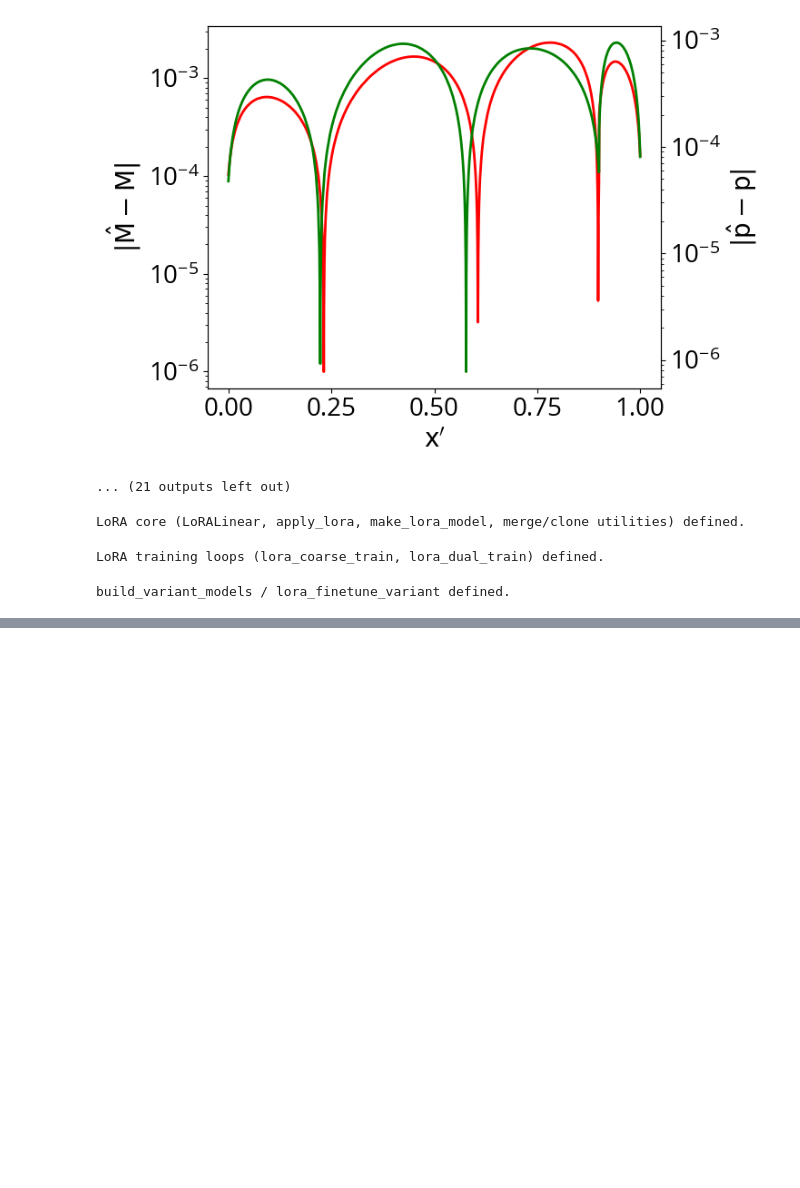
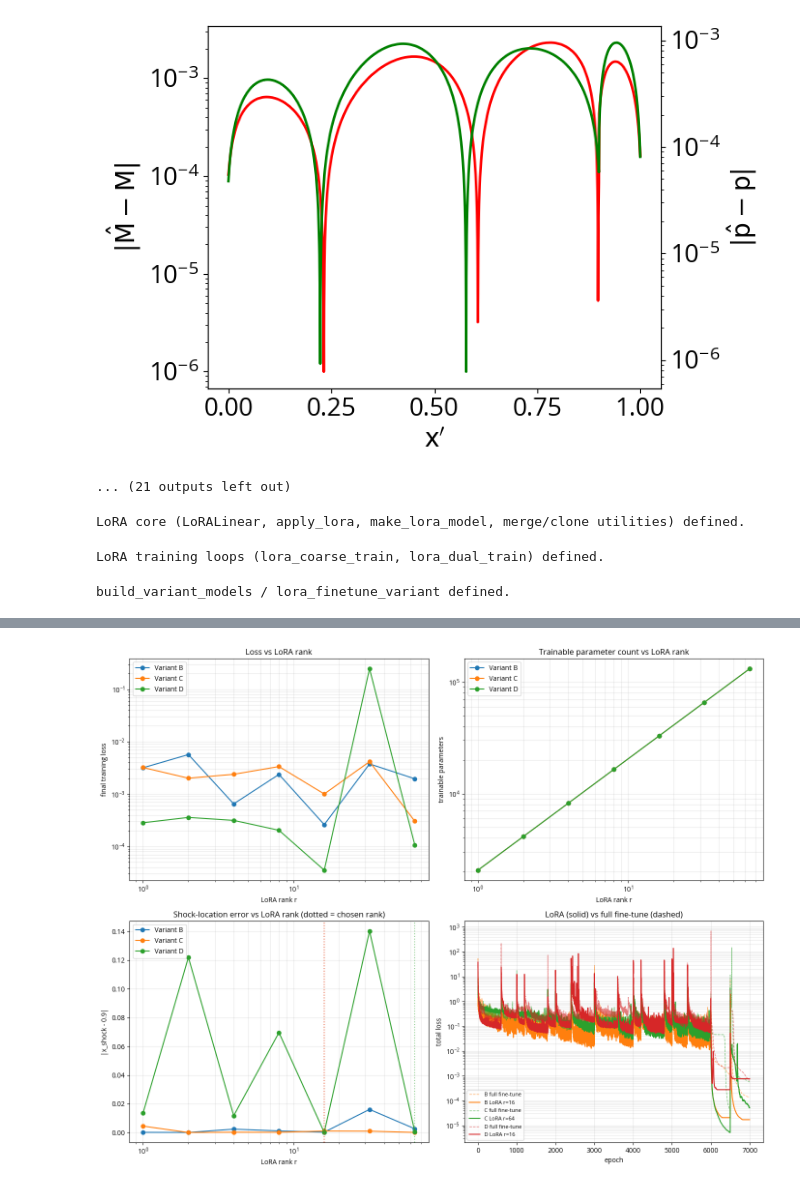
Before and after one commit to Lofty-Brambles/qsnippets, a Jupyter notebook: 07_cd_nozzle/variants/unsteady-cd-addpinn.ipynb, the cells around one changed output, grey strips where cells are left out. Cells and saved outputs as stored; diff of their text form; code cells hidden in the pictures; blank space fills up the shorter version.

```diff
--- a/07_cd_nozzle/variants/unsteady-cd-addpinn.ipynb
+++ b/07_cd_nozzle/variants/unsteady-cd-addpinn.ipynb
@@ -613,4 +609,4 @@ def predict_shock_location(model: UnsteadyNet) -> float:
     return loc
 
 
-x_shock = predict_shock_location(shock_detection_model)
+# x_shock = predict_shock_location(shock_detection_model)
@@ -1813,7 +1802,7 @@ plt.show()
 # load single shock model loss history
 shock_det_history = np.loadtxt("SHOCK_SINGLE_075/SHOCK_SINGLE_075_history.csv", delimiter=",", skiprows=1)
 # load dual shock model loss history
-dual_loss_history = np.loadtxt("DUAL_NET_RESULTS/DUAL_NET_RESULTS_history.csv", delimiter=",", skiprows=1)
+dual_loss_history = np.loadtxt("DUAL_NET_UNVARIANT/dual_network_history.csv", delimiter=",", skiprows=1)
 # %%
 fig, ax = plt.subplots(1, 1, figsize=(9, 5))
 
@@ -3865,7 +3852,7 @@ Max M post-throat: 1.5191
 for res in lora_sweep_results:
     variant = res["variant"]
     rank = res["rank"]
-    folder = os.path.join(PLOTS_ROOT, f"lora_{variant}_r{rank}")
+    folder = os.path.join(SAVED_MODELS_DIR, f"lora_{variant}_r{rank}")
     os.makedirs(folder, exist_ok=True)
     shock_path = os.path.join(folder, f"lora_{variant}_r{rank}_shock.pt")
     net_L_path = os.path.join(folder, f"lora_{variant}_r{rank}_net_L.pt")
@@ -3966,0 +3949,83 @@ NameError: name 'shock_detection_model' is not defined
+# %%
+# ══════════════════════════════════════════════════════════════════════════════
+# Plots: rank sweep curves + LoRA vs. full fine-tune comparison
+# ══════════════════════════════════════════════════════════════════════════════
+from typing_extensions import Literal
+from typing import Union
+
+_variant_colors: dict[
+    str, Union[Literal["tab:orange"], Literal["tab:green"], Literal["tab:red"]]
+] = {"B": "tab:orange", "C": "tab:green", "D": "tab:red"}
+
+fig, axes = plt.subplots(2, 2, figsize=(14, 11))
+
+# (a) final loss vs rank
+ax = axes[0, 0]
+for _variant, sub in lora_sweep_df.groupby("variant"):
+    ax.loglog(sub["rank"], sub["final_loss"], marker="o", label=f"Variant {_variant}")
+ax.set_xlabel("LoRA rank r")
+ax.set_ylabel("final training loss")
+ax.set_title("Loss vs LoRA rank")
+ax.legend()
+ax.grid(True, which="both", alpha=0.3)
+
+# (b) trainable parameter count vs rank
+ax = axes[0, 1]
+for _variant, sub in lora_sweep_df.groupby("variant"):
+    ax.loglog(
+        sub["rank"], sub["trainable_params"], marker="o", label=f"Variant {_variant}"
+    )
+ax.set_xlabel("LoRA rank r")
+ax.set_ylabel("trainable parameters")
+ax.set_title("Trainable parameter count vs LoRA rank")
+ax.legend()
+ax.grid(True, which="both", alpha=0.3)
+
+# (c) shock-location error vs rank
+ax = axes[1, 0]
+for _variant, sub in lora_sweep_df.groupby("variant"):
+    ax.semilogx(
+        sub["rank"], sub["x_shock_error"], marker="o", label=f"Variant {_variant}"
+    )
+for _, row in lora_best_ranks.iterrows():
+    ax.axvline(row["rank"], color=_variant_colors[row["variant"]], ls=":", alpha=0.5)
+ax.set_xlabel("LoRA rank r")
+ax.set_ylabel(f"|x_shock - {X_SHOCK_NEW}|")
+ax.set_title("Shock-location error vs LoRA rank (dotted = chosen rank)")
+ax.legend()
+ax.grid(True, which="both", alpha=0.3)
+
+# (d) chosen-rank LoRA loss curves vs. the earlier full fine-tune curves
+ax = axes[1, 1]
+_full_histories = {"B": dual_history_B, "C": loss_history_C, "D": loss_history_D}
+for _variant, _res in lora_final_models.items():
+    # _res["loss_history"] is (single_history, dual_history); use dual only
+    lora_loss = np.array(_res["loss_history"][1])[:, 0]
+    full_loss = np.array(_full_histories[_variant])[:, 0]
+    c = _variant_colors[_variant]
+    ax.semilogy(
+        full_loss, color=c, ls="--", lw=1, alpha=0.6, label=f"{_variant} full fine-tune"
+    )
+    ax.semilogy(lora_loss, color=c, lw=1.5, label=f"{_variant} LoRA r={_res['rank']}")
+ax.set_xlabel("epoch")
+ax.set_ylabel("total loss")
+ax.set_title("LoRA (solid) vs full fine-tune (dashed)")
+ax.legend(fontsize=8)
+ax.grid(True, which="both", alpha=0.3)
+
+plt.tight_layout()
+plt.savefig("lora_sweep_results.png", dpi=150, bbox_inches="tight")
+plt.show()
+
+# ── compression summary ────────────────────────────────────────────────────
+print("\nParameter efficiency of the chosen LoRA rank vs. full fine-tuning:")
+for _variant, _res in lora_final_models.items():
+    pct = 100.0 * _res["trainable_params"] / _res["total_params"]
+    print(
+        f"  Variant {_variant}: rank={_res['rank']:>2d}  "
+        f"trainable={_res['trainable_params']:>6d}/{_res['total_params']:<6d} params "
+        f"({pct:.2f}% of full fine-tune)  final_loss={_res['final_loss']:.4e}  "
+        f"x_shock_error={_res['x_shock_error']:.4e}"
+    )
+# %% [output]
+[figure, added]
```
Also changed, not shown: parts of 21 cells of this notebook, 10 other files.
